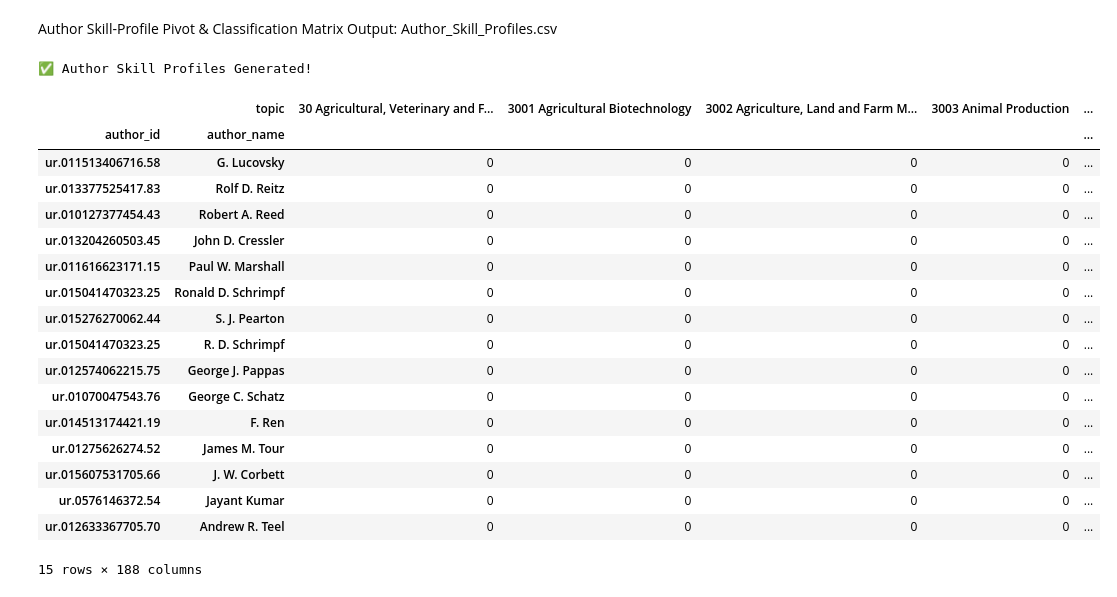
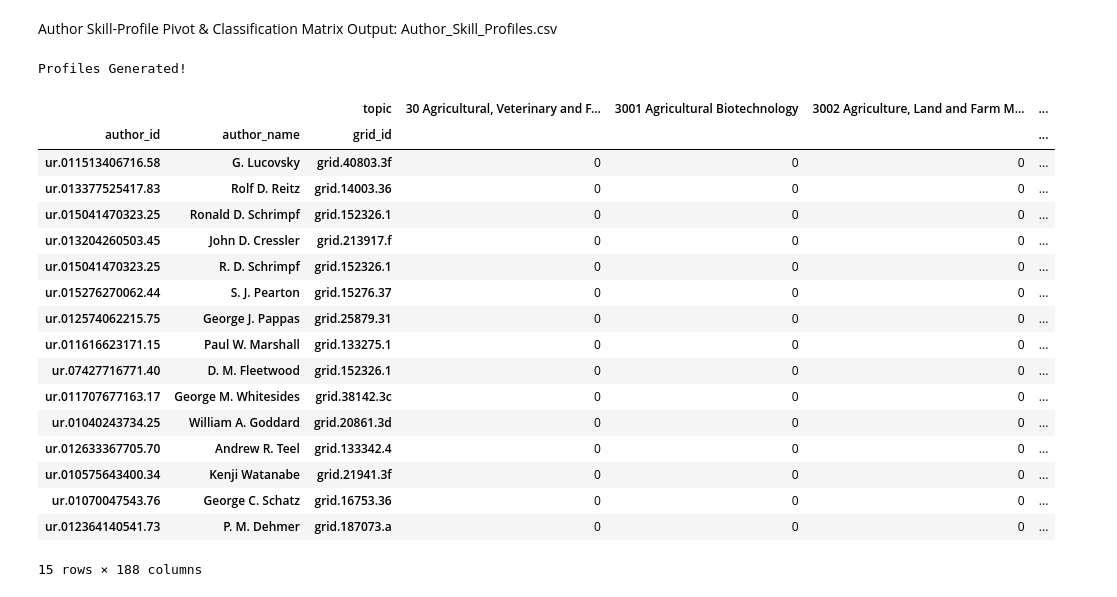
Before and after one commit to shafe123/cmu-aegis-scholar, a Jupyter notebook: data_exploration/DTIC_authors_topics/topics_per_author_dtic.ipynb, the cells around one changed output. Saved outputs shown, nothing was run; the diff lists cells and outputs as text; code cells hidden in the pictures.

```diff
--- a/data_exploration/DTIC_authors_topics/topics_per_author_dtic.ipynb
+++ b/data_exploration/DTIC_authors_topics/topics_per_author_dtic.ipynb
@@ -20,8 +20,6 @@ Data Extraction & Relational Mapping
 Result is stored as a "Long-Form" DataFrame (master_edge_df)
 # %%
 raw_edges = []
-print(f"Streaming data from {PREFIX}...")
-
 blobs = container.list_blobs(name_starts_with=PREFIX)
 processed_count = 0
 
@@ -34,6 +32,12 @@ for blob in blobs:
 
         paper_id = record.get('publication_id')
 
+        org_lookup = {
+            org.get('name'): org.get('org_id')
+            for org in record.get('organizations', [])
+            if org.get('name')
+        }
+
         topics = []
         for kw_group in record.get('keywords', []):
             for entity in kw_group.get('entities', []):
@@ -44,13 +48,16 @@ for blob in blobs:
             auth_name = auth.get('name')
             auth_id = auth.get('researcher_id')
             affils = auth.get('affiliations', [])
-            org = affils[0] if affils else "Unknown"
+
+            org_name = affils[0] if affils else "Unknown"
+            grid_id = org_lookup.get(org_name, "Unknown")
 
             for topic in topics:
                 raw_edges.append({
                     'author_id': auth_id,
                     'author_name': auth_name,
-                    'organization': org,
+                    'organization': org_name,
+                    'grid_id': grid_id,
                     'topic': topic,
                     'paper_id': paper_id
                 })
@@ -62,5 +69,5 @@ for blob in blobs:
         continue
 
 master_edge_df = pd.DataFrame(raw_edges)
-print(f"\nDone! {len(master_edge_df):,} connections loaded into 'master_edge_df'.")
+print(f"Done! {len(master_edge_df):,} connections loaded.")
 # %% [output]
@@ -85,7 +92,9 @@ Processed 27500 files...
 Aggregates the raw connections to create a Bipartite Edge List
 Output: DTIC_Author_Topic_Investigation.csv
 # %%
-investigation_df = master_edge_df.groupby(['author_id', 'author_name', 'organization', 'topic']).agg(
+investigation_df = master_edge_df.groupby(
+    ['author_id', 'author_name', 'organization', 'grid_id', 'topic']
+).agg(
     paper_count=('paper_id', 'nunique')
 ).reset_index()
 
@@ -94,8 +103,6 @@ investigation_df = investigation_df.sort_values(by=['topic', 'paper_count'], asc
 output_csv = "DTIC_Author_Topic_Investigation.csv"
 investigation_df.to_csv(output_csv, index=False)
 
-print(f"Investigation CSV Created: {output_csv}")
-print(f"Total Unique Author-Topic Connections: {len(investigation_df)}")
-
-display(investigation_df[investigation_df['paper_count'] > 1].head(15))
+print(f"Created: {output_csv}")
+display(investigation_df.head(15))
 # %% [output]
@@ -122,40 +128,38 @@ Author Skill-Profile Pivot & Classification Matrix
 Output: Author_Skill_Profiles.csv
 # %%
 skill_matrix = investigation_df.pivot_table(
-    index=['author_id', 'author_name'],
+    index=['author_id', 'author_name', 'grid_id'],
     columns='topic',
     values='paper_count',
     aggfunc='sum',
     fill_value=0
 )
 
 skill_matrix['Skill_Breadth'] = (skill_matrix > 0).sum(axis=1)
-
 skill_matrix['Total_Depth'] = skill_matrix.iloc[:, :-1].sum(axis=1)
-
 skill_matrix = skill_matrix.sort_values(by='Total_Depth', ascending=False)
 
 skill_matrix.to_csv("Author_Skill_Profiles.csv")
 
-print("Author Skill Profiles Generated!")
+print("Profiles Generated!")
 display(skill_matrix.head(15))
 # %% [output]
-✅ Author Skill Profiles Generated!
+Profiles Generated!
-|  | topic | 30 Agricultural, Veterinary and F... | 3001 Agricultural Biotechnology | 3002 Agriculture, Land and Farm M... | 3003 Animal Production | ... |
-| author_id | author_name |  |  |  |  | ... |
-| ur.011513406716.58 | G. Lucovsky | 0 | 0 | 0 | 0 | ... |
-| ur.013377525417.83 | Rolf D. Reitz | 0 | 0 | 0 | 0 | ... |
-| ur.010127377454.43 | Robert A. Reed | 0 | 0 | 0 | 0 | ... |
-| ur.013204260503.45 | John D. Cressler | 0 | 0 | 0 | 0 | ... |
-| ur.011616623171.15 | Paul W. Marshall | 0 | 0 | 0 | 0 | ... |
-| ur.015041470323.25 | Ronald D. Schrimpf | 0 | 0 | 0 | 0 | ... |
-| ur.015276270062.44 | S. J. Pearton | 0 | 0 | 0 | 0 | ... |
-| ur.015041470323.25 | R. D. Schrimpf | 0 | 0 | 0 | 0 | ... |
-| ur.012574062215.75 | George J. Pappas | 0 | 0 | 0 | 0 | ... |
-| ur.01070047543.76 | George C. Schatz | 0 | 0 | 0 | 0 | ... |
-| ur.014513174421.19 | F. Ren | 0 | 0 | 0 | 0 | ... |
-| ur.01275626274.52 | James M. Tour | 0 | 0 | 0 | 0 | ... |
-| ur.015607531705.66 | J. W. Corbett | 0 | 0 | 0 | 0 | ... |
-| ur.0576146372.54 | Jayant Kumar | 0 | 0 | 0 | 0 | ... |
-| ur.012633367705.70 | Andrew R. Teel | 0 | 0 | 0 | 0 | ... |
+|  |  | topic | 30 Agricultural, Veterinary and F... | 3001 Agricultural Biotechnology | 3002 Agriculture, Land and Farm M... | ... |
+| author_id | author_name | grid_id |  |  |  | ... |
+| ur.011513406716.58 | G. Lucovsky | grid.40803.3f | 0 | 0 | 0 | ... |
+| ur.013377525417.83 | Rolf D. Reitz | grid.14003.36 | 0 | 0 | 0 | ... |
+| ur.015041470323.25 | Ronald D. Schrimpf | grid.152326.1 | 0 | 0 | 0 | ... |
+| ur.013204260503.45 | John D. Cressler | grid.213917.f | 0 | 0 | 0 | ... |
+| ur.015041470323.25 | R. D. Schrimpf | grid.152326.1 | 0 | 0 | 0 | ... |
+| ur.015276270062.44 | S. J. Pearton | grid.15276.37 | 0 | 0 | 0 | ... |
+| ur.012574062215.75 | George J. Pappas | grid.25879.31 | 0 | 0 | 0 | ... |
+| ur.011616623171.15 | Paul W. Marshall | grid.133275.1 | 0 | 0 | 0 | ... |
+| ur.07427716771.40 | D. M. Fleetwood | grid.152326.1 | 0 | 0 | 0 | ... |
+| ur.011707677163.17 | George M. Whitesides | grid.38142.3c | 0 | 0 | 0 | ... |
+| ur.01040243734.25 | William A. Goddard | grid.20861.3d | 0 | 0 | 0 | ... |
+| ur.012633367705.70 | Andrew R. Teel | grid.133342.4 | 0 | 0 | 0 | ... |
+| ur.010575643400.34 | Kenji Watanabe | grid.21941.3f | 0 | 0 | 0 | ... |
+| ur.01070047543.76 | George C. Schatz | grid.16753.36 | 0 | 0 | 0 | ... |
+| ur.012364140541.73 | P. M. Dehmer | grid.187073.a | 0 | 0 | 0 | ... |
 15 rows × 188 columns
```
Also changed, not shown: parts of 3 cells of this notebook, 2 other files.
